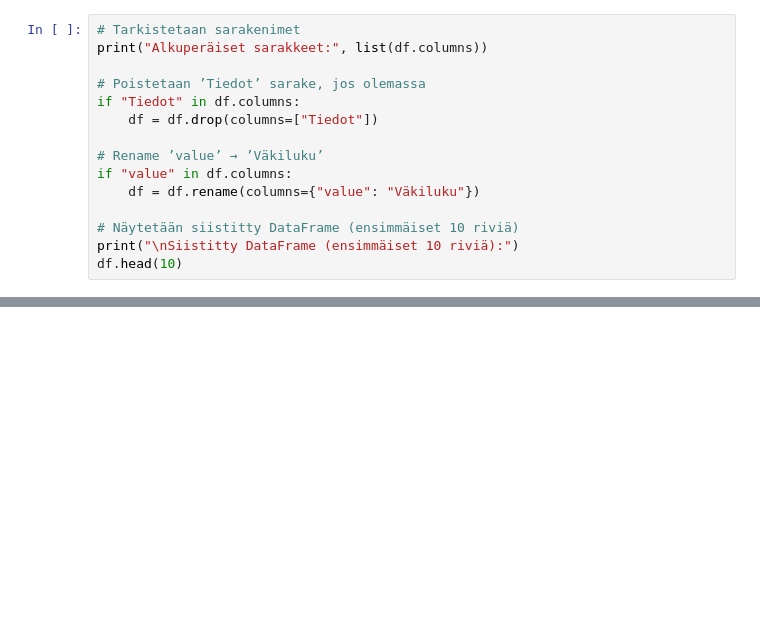
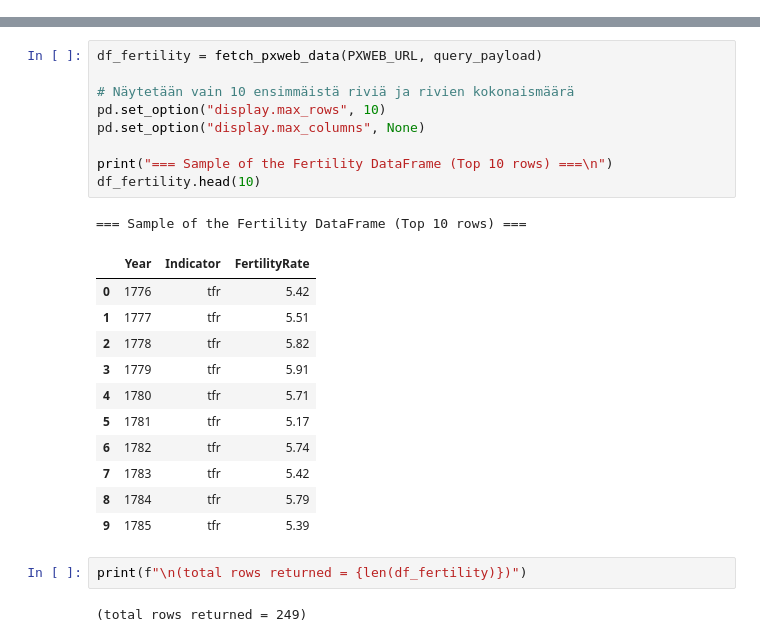
Before and after one commit to Wiiifiii/python-data-analytics, a Jupyter notebook: src/pda/task6.ipynb, the cells around one changed output, grey strips where cells are left out. Drawn from its saved outputs; the diff is of its cells as text; blank space fills up the shorter version.

```diff
--- a/src/pda/task6.ipynb
+++ b/src/pda/task6.ipynb
@@ -228,15 +0,0 @@ Tulostetaan vielä `df.info()` ja `df.describe()`, jotta näemme sarakkeiden tie
-# %%
-# Tarkistetaan sarakenimet
-print("Alkuperäiset sarakkeet:", list(df.columns))
-
-# Poistetaan ’Tiedot’ sarake, jos olemassa
-if "Tiedot" in df.columns:
-    df = df.drop(columns=["Tiedot"])
-
-# Rename ’value’ → ’Väkiluku’
-if "value" in df.columns:
-    df = df.rename(columns={"value": "Väkiluku"})
-
-# Näytetään siistitty DataFrame (ensimmäiset 10 riviä)
-print("\nSiistitty DataFrame (ensimmäiset 10 riviä):")
-df.head(10)
@@ -311,0 +144,26 @@ Tässä notebookissa:
+# %%
+df_fertility = fetch_pxweb_data(PXWEB_URL, query_payload)
+
+# Näytetään vain 10 ensimmäistä riviä ja rivien kokonaismäärä
+pd.set_option("display.max_rows", 10)
+pd.set_option("display.max_columns", None)
+
+print("=== Sample of the Fertility DataFrame (Top 10 rows) ===\n")
+df_fertility.head(10)
+# %% [output]
+=== Sample of the Fertility DataFrame (Top 10 rows) ===
+|  | Year | Indicator | FertilityRate |
+| 0 | 1776 | tfr | 5.42 |
+| 1 | 1777 | tfr | 5.51 |
+| 2 | 1778 | tfr | 5.82 |
+| 3 | 1779 | tfr | 5.91 |
+| 4 | 1780 | tfr | 5.71 |
+| 5 | 1781 | tfr | 5.17 |
+| 6 | 1782 | tfr | 5.74 |
+| 7 | 1783 | tfr | 5.42 |
+| 8 | 1784 | tfr | 5.79 |
+| 9 | 1785 | tfr | 5.39 |
+# %%
+print(f"\n(total rows returned = {len(df_fertility)})")
+# %% [output]
+(total rows returned = 249)
```
Also changed, not shown: parts of 36 cells of this notebook, 37 other files.
